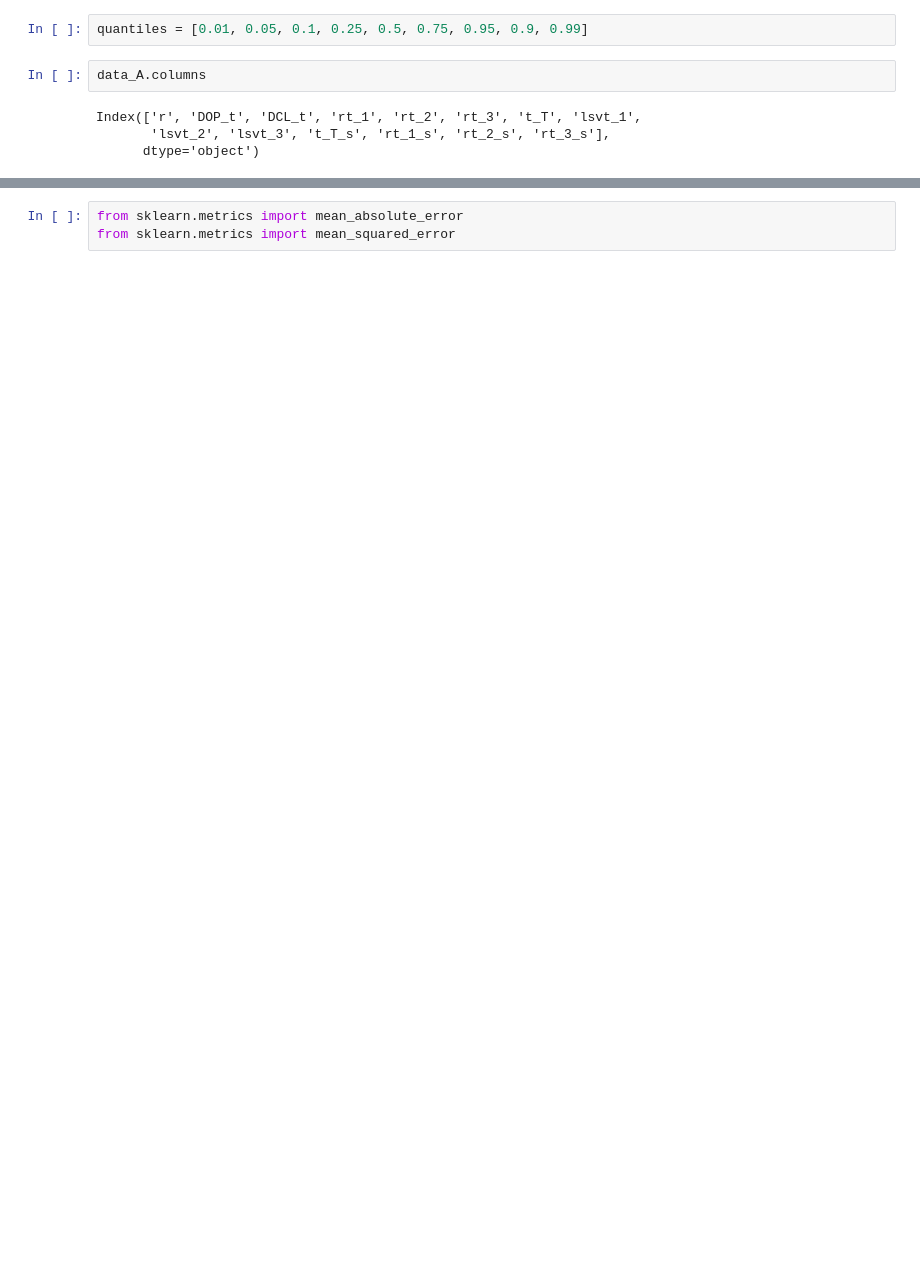
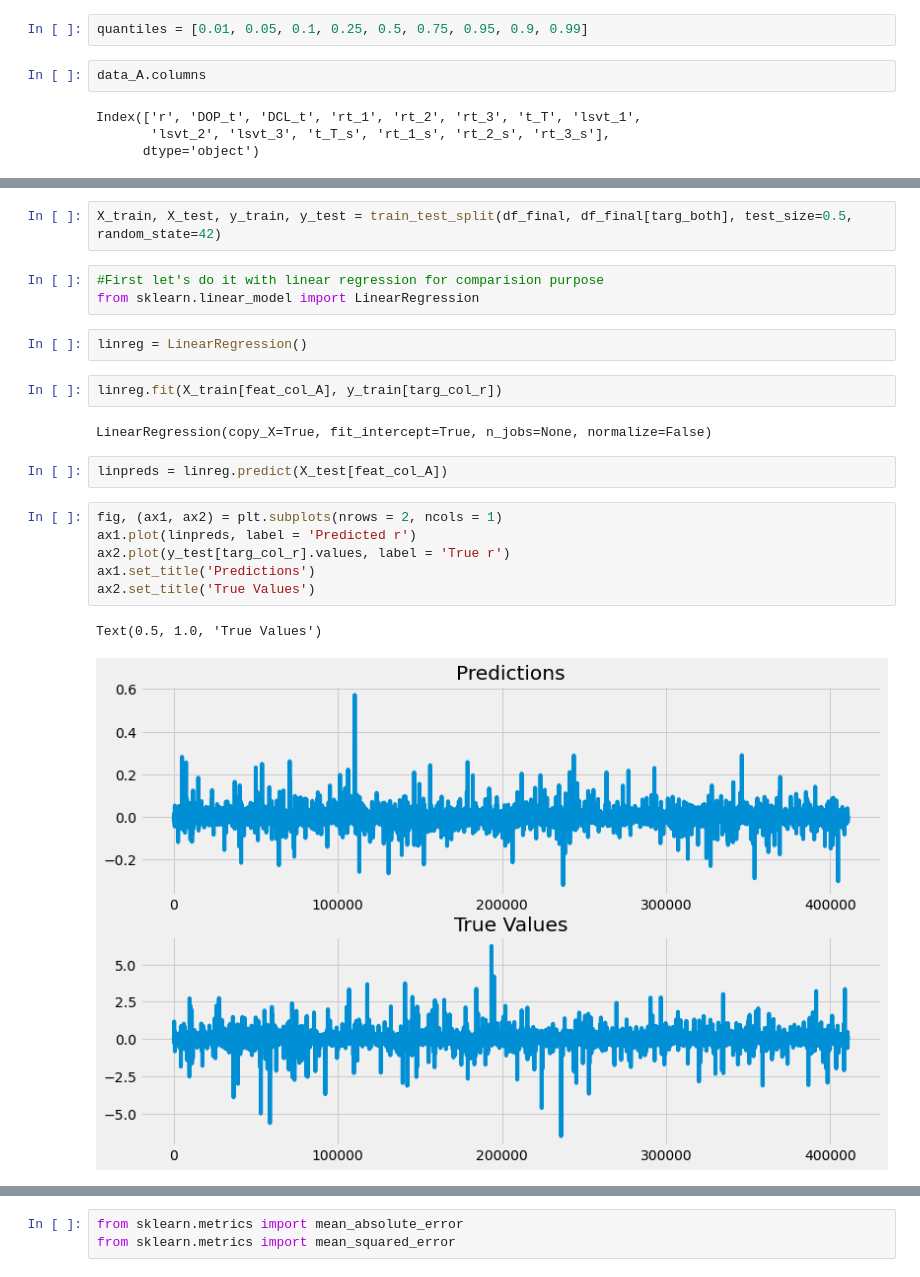
Before and after one commit to shivams289/Kaggle-Projects, a Jupyter notebook: Quantile_regression.ipynb, the cells around one changed output, grey strips where cells are left out. Drawn from its saved outputs; the diff is of its cells as text; blank space fills up the shorter version.

```diff
--- a/Quantile_regression.ipynb
+++ b/Quantile_regression.ipynb
@@ -503,0 +459,22 @@ models3
+# %%
+X_train, X_test, y_train, y_test = train_test_split(df_final, df_final[targ_both], test_size=0.5, random_state=42)
+# %%
+#First let's do it with linear regression for comparision purpose
+from sklearn.linear_model import LinearRegression
+# %%
+linreg = LinearRegression()
+# %%
+linreg.fit(X_train[feat_col_A], y_train[targ_col_r])
+# %% [output]
+LinearRegression(copy_X=True, fit_intercept=True, n_jobs=None, normalize=False)
+# %%
+linpreds = linreg.predict(X_test[feat_col_A])
+# %%
+fig, (ax1, ax2) = plt.subplots(nrows = 2, ncols = 1)
+ax1.plot(linpreds, label = 'Predicted r')
+ax2.plot(y_test[targ_col_r].values, label = 'True r')
+ax1.set_title('Predictions')
+ax2.set_title('True Values')
+# %% [output]
+Text(0.5, 1.0, 'True Values')
+[figure, added]
```
Also changed, not shown: parts of 58 cells of this notebook.
